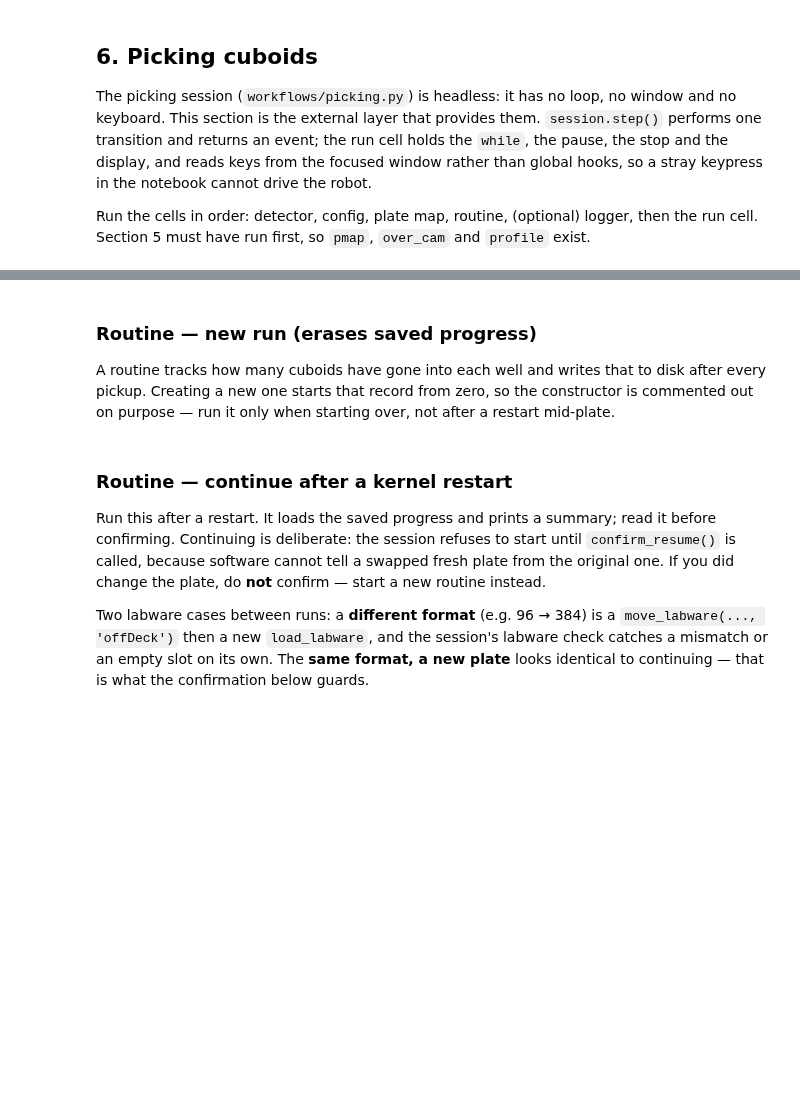
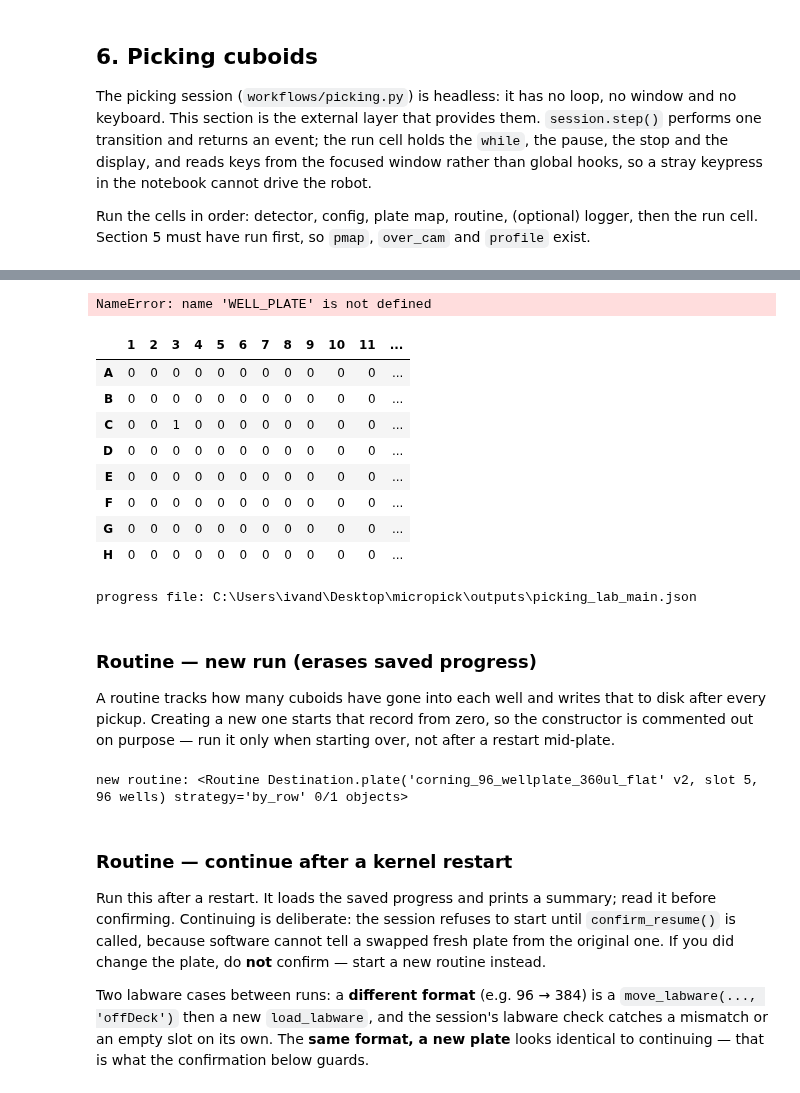
Before and after one commit to steiva/micropick, a Jupyter notebook: notebooks/01_robot_session.ipynb, the cells around one changed output, grey strips where cells are left out. Drawn from its saved outputs; the diff is of its cells as text; code cells hidden in the pictures; blank space fills up the shorter version.

```diff
--- a/notebooks/01_robot_session.ipynb
+++ b/notebooks/01_robot_session.ipynb
@@ -114,0 +171,6 @@ openapi.pick_up_tip(openapi.labware_dct["10"], "A4")
+# %%
+WELL_PLATE = "corning_96_wellplate_360ul_flat"
+# WELL_PLATE = "corning_6_wellplate_16.8ml_flat"
+# WELL_PLATE = "corning_24_wellplate_3.4ml_flat"
+# WELL_PLATE = "corning_384_wellplate_112ul_flat"
+r = openapi.load_labware(WELL_PLATE, 5, namespace='opentrons',verbose=True)
@@ -595,23 +773,40 @@ print(cfg.miss_policy, "| vol", cfg.vol, "| batch", cfg.max_batch,
 # names and the fill order come from the definition, so the plan cannot
 # disagree with what is loaded. PLATE is a load_name in labware/ (or a stock
 # Opentrons name, which needs the 'stock' extra).
-PLATE = "wide_bore_200ul"
+# PLATE = ""
+
 if str(cfg.destination_slot) not in openapi.labware_dct:
-    labware.load_labware(openapi, PLATE, cfg.destination_slot)
+    labware.load_labware(openapi, WELL_PLATE, cfg.destination_slot)
 labware_id = openapi.labware_dct[str(cfg.destination_slot)]
 
-dest = rt.Destination.from_labware(PLATE, cfg.destination_slot)
+dest = rt.Destination.from_labware(WELL_PLATE, cfg.destination_slot)
 
 # Fill the grid by hand, the old way: well_df.loc['C', 3] = 1
 well_df = rt.empty_plate_table(dest)
 well_df.loc['C', 3] = 1
 # well_df.loc['D', 5] = 2
 # ...
-
 plan = rt.plan_from_table(well_df, dest)
-PROGRESS = paths.outputs_dir() / f"picking_{PROFILE}.json"
-print(len(plan), "wells,", sum(plan.values()), "cuboids ->", dest)
-print("progress file:", PROGRESS)
+# %% [output]
+NameError: name 'WELL_PLATE' is not defined
+# %%
+well_df
+# %% [output]
+|  | 1 | 2 | 3 | 4 | 5 | 6 | 7 | 8 | 9 | 10 | 11 | ... |
+| A | 0 | 0 | 0 | 0 | 0 | 0 | 0 | 0 | 0 | 0 | 0 | ... |
+| B | 0 | 0 | 0 | 0 | 0 | 0 | 0 | 0 | 0 | 0 | 0 | ... |
+| C | 0 | 0 | 1 | 0 | 0 | 0 | 0 | 0 | 0 | 0 | 0 | ... |
+| D | 0 | 0 | 0 | 0 | 0 | 0 | 0 | 0 | 0 | 0 | 0 | ... |
+| E | 0 | 0 | 0 | 0 | 0 | 0 | 0 | 0 | 0 | 0 | 0 | ... |
+| F | 0 | 0 | 0 | 0 | 0 | 0 | 0 | 0 | 0 | 0 | 0 | ... |
+| G | 0 | 0 | 0 | 0 | 0 | 0 | 0 | 0 | 0 | 0 | 0 | ... |
+| H | 0 | 0 | 0 | 0 | 0 | 0 | 0 | 0 | 0 | 0 | 0 | ... |
+# %%
+PROGRESS = paths.outputs_dir() / f"picking_{PROFILE}.json"
+# print(len(plan), "wells,", sum(plan.values()), "cuboids ->", dest)
+print("progress file:", PROGRESS)
+# %% [output]
+progress file: C:\Users\ivand\Desktop\micropick\outputs\picking_lab_main.json
 # %% [markdown]
 ### Routine — new run (erases saved progress)
 
@@ -624,10 +819,12 @@ not after a restart mid-plate.
 # discards the record of everything already filled. Leave it commented unless
 # you really are starting the plate over. NAME is your own label for this
 # physical plate, so a run resumed from disk can be told apart from a fresh one.
-# NAME = "plate A"
-# routine = rt.Routine(dest, plan, name=NAME, strategy="by_row", path=PROGRESS)
-# routine.save()
-# print("new routine:", routine)
+NAME = "plate A"
+routine = rt.Routine(dest, plan, name=NAME, strategy="by_row", path=PROGRESS)
+routine.save()
+print("new routine:", routine)
+# %% [output]
+new routine: <Routine Destination.plate('corning_96_wellplate_360ul_flat' v2, slot 5, 96 wells) strategy='by_row' 0/1 objects>
 # %% [markdown]
 ### Routine — continue after a kernel restart
 
```
Also changed, not shown: parts of 38 cells of this notebook, 1 other file.
